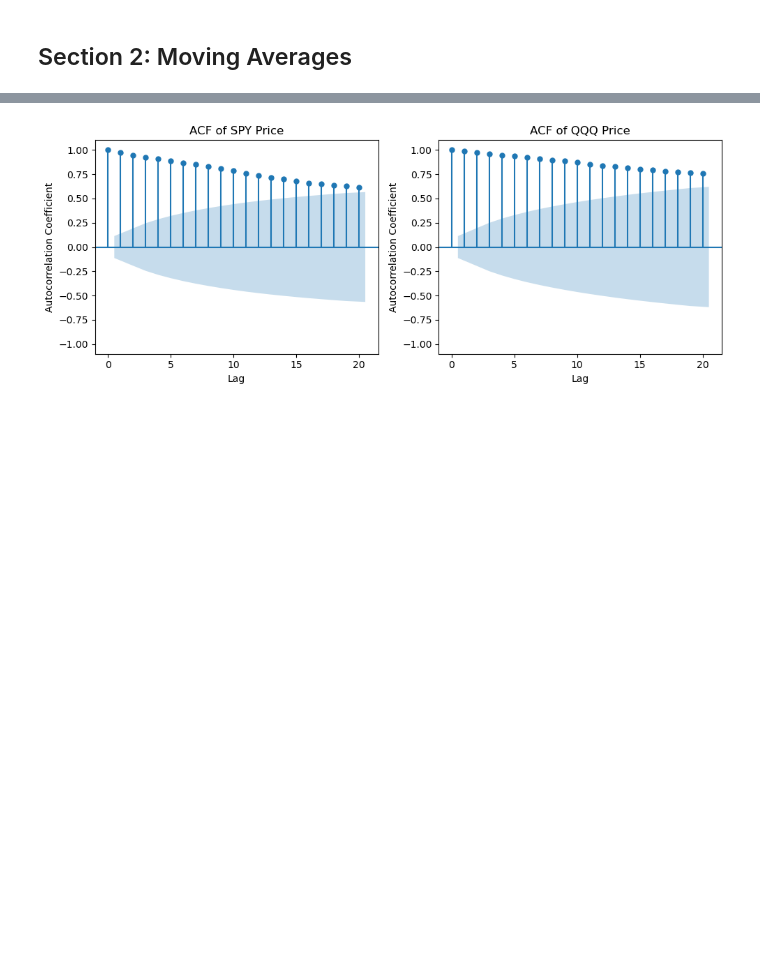
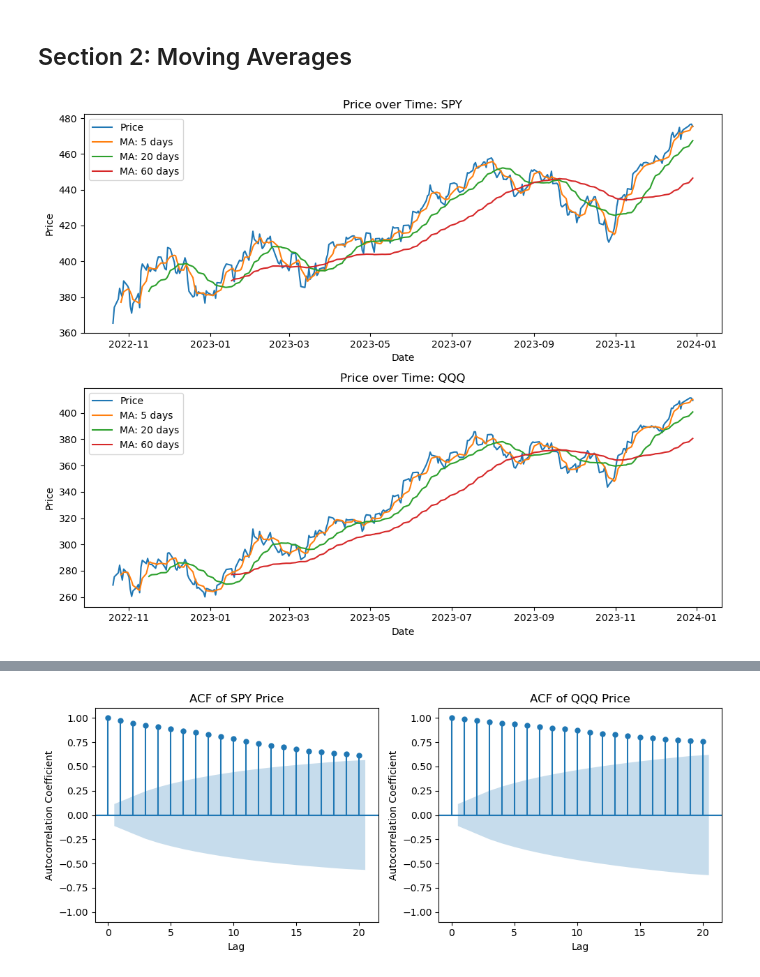
Before and after one commit to MC-Kangan/Algo_Trading_ETF_Analytics, a Jupyter notebook: etf_analysis.ipynb, the cells around one changed output, grey strips where cells are left out. Saved outputs shown, nothing was run; the diff lists cells and outputs as text; code cells hidden in the pictures; blank space fills up the shorter version.

```diff
--- a/etf_analysis.ipynb
+++ b/etf_analysis.ipynb
@@ -90,2 +89,29 @@ plt.show()
 # %% [markdown]
 ## Section 2: Moving Averages
+# %%
+def get_moving_avg(df, col, lag):
+    return df[col].rolling(window=lag).mean()
+
+fig, axs = plt.subplots(2, 1, figsize=(10, 8))
+
+axs[0].plot(ETF1_data.index, ETF1_data[COL], label = 'Price')
+axs[0].plot(get_moving_avg(ETF1_data, COL, 5), label = 'MA: 5 days')
+axs[0].plot(get_moving_avg(ETF1_data, COL, 20), label = 'MA: 20 days')
+axs[0].plot(get_moving_avg(ETF1_data, COL, 60), label = 'MA: 60 days')
+axs[0].set_title('Price over Time: SPY')
+axs[0].set_xlabel('Date')
+axs[0].set_ylabel('Price')
+axs[0].legend()
+
+axs[1].plot(ETF2_data.index, ETF2_data[COL], label = 'Price')
+axs[1].plot(get_moving_avg(ETF2_data, COL, 5), label = 'MA: 5 days')
+axs[1].plot(get_moving_avg(ETF2_data, COL, 20), label = 'MA: 20 days')
+axs[1].plot(get_moving_avg(ETF2_data, COL, 60), label = 'MA: 60 days')
+axs[1].set_title('Price over Time: QQQ')
+axs[1].set_xlabel('Date')
+axs[1].set_ylabel('Price')
+axs[1].legend()
+
+plt.tight_layout()
+# %% [output]
+[figure, added]
```
Also changed, not shown: parts of 15 cells of this notebook.
